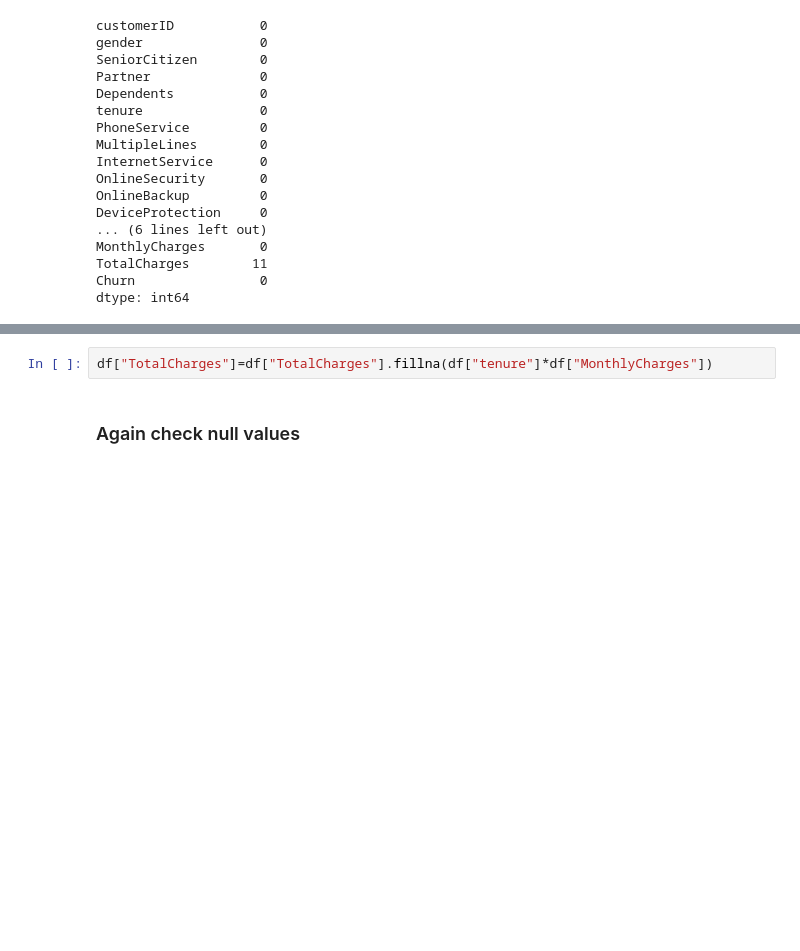
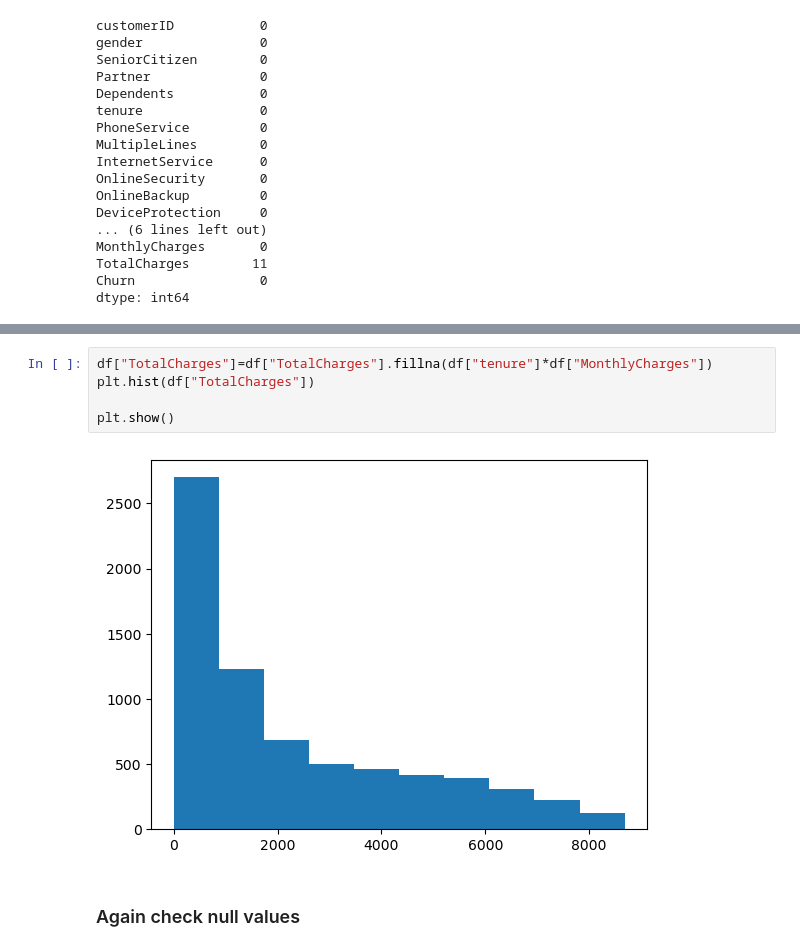
Before and after one commit to meenakshyyy/Customer-Churn-Telecom, a Jupyter notebook: Customer churn.ipynb, the cells around one changed output, grey strips where cells are left out. Drawn from its saved outputs; the diff is of its cells as text; blank space fills up the shorter version.

```diff
--- a/Customer churn.ipynb
+++ b/Customer churn.ipynb
@@ -121,5 +126,10 @@ dtype: int64
 # %%
 df["TotalCharges"]=df["TotalCharges"].fillna(df["tenure"]*df["MonthlyCharges"])
+plt.hist(df["TotalCharges"])
+
+plt.show()
+# %% [output]
+[figure, added]
 # %% [markdown]
 ### Again check null values
 # %%
```
Also changed, not shown: parts of 31 cells of this notebook.
